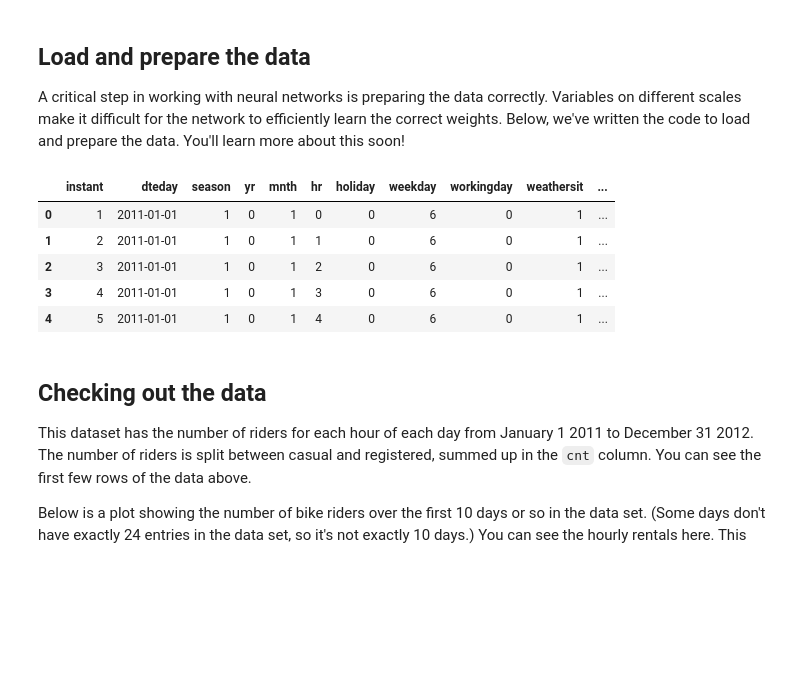
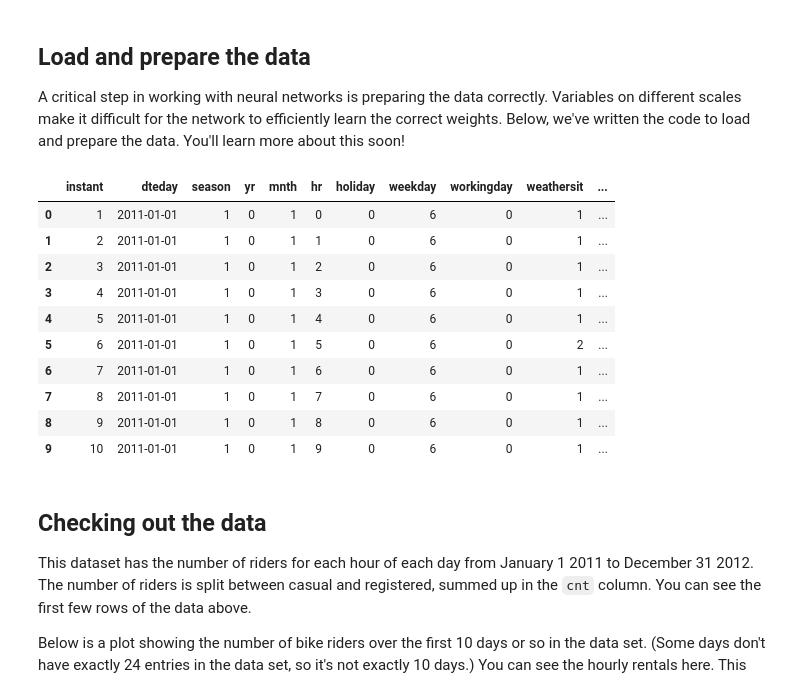
Before and after one commit to coreyjs/bike-sharing-neural-network, a Jupyter notebook: Predicting_bike_sharing_data.ipynb, the cells around one changed output. Cells and saved outputs as stored; diff of their text form; code cells hidden in the pictures; blank space fills up the shorter version.

```diff
--- a/Predicting_bike_sharing_data.ipynb
+++ b/Predicting_bike_sharing_data.ipynb
@@ -20,14 +20,19 @@ data_path = 'Bike-Sharing-Dataset/hour.csv'
 
 rides = pd.read_csv(data_path)
 # %%
-rides.head()
+rides.head(10)
 # %% [output]
 |  | instant | dteday | season | yr | mnth | hr | holiday | weekday | workingday | weathersit | ... |
 | 0 | 1 | 2011-01-01 | 1 | 0 | 1 | 0 | 0 | 6 | 0 | 1 | ... |
 | 1 | 2 | 2011-01-01 | 1 | 0 | 1 | 1 | 0 | 6 | 0 | 1 | ... |
 | 2 | 3 | 2011-01-01 | 1 | 0 | 1 | 2 | 0 | 6 | 0 | 1 | ... |
 | 3 | 4 | 2011-01-01 | 1 | 0 | 1 | 3 | 0 | 6 | 0 | 1 | ... |
 | 4 | 5 | 2011-01-01 | 1 | 0 | 1 | 4 | 0 | 6 | 0 | 1 | ... |
+| 5 | 6 | 2011-01-01 | 1 | 0 | 1 | 5 | 0 | 6 | 0 | 2 | ... |
+| 6 | 7 | 2011-01-01 | 1 | 0 | 1 | 6 | 0 | 6 | 0 | 1 | ... |
+| 7 | 8 | 2011-01-01 | 1 | 0 | 1 | 7 | 0 | 6 | 0 | 1 | ... |
+| 8 | 9 | 2011-01-01 | 1 | 0 | 1 | 8 | 0 | 6 | 0 | 1 | ... |
+| 9 | 10 | 2011-01-01 | 1 | 0 | 1 | 9 | 0 | 6 | 0 | 1 | ... |
 # %% [markdown]
 ## Checking out the data
 
```
Also changed, not shown: parts of 9 cells of this notebook, 5 other files.
